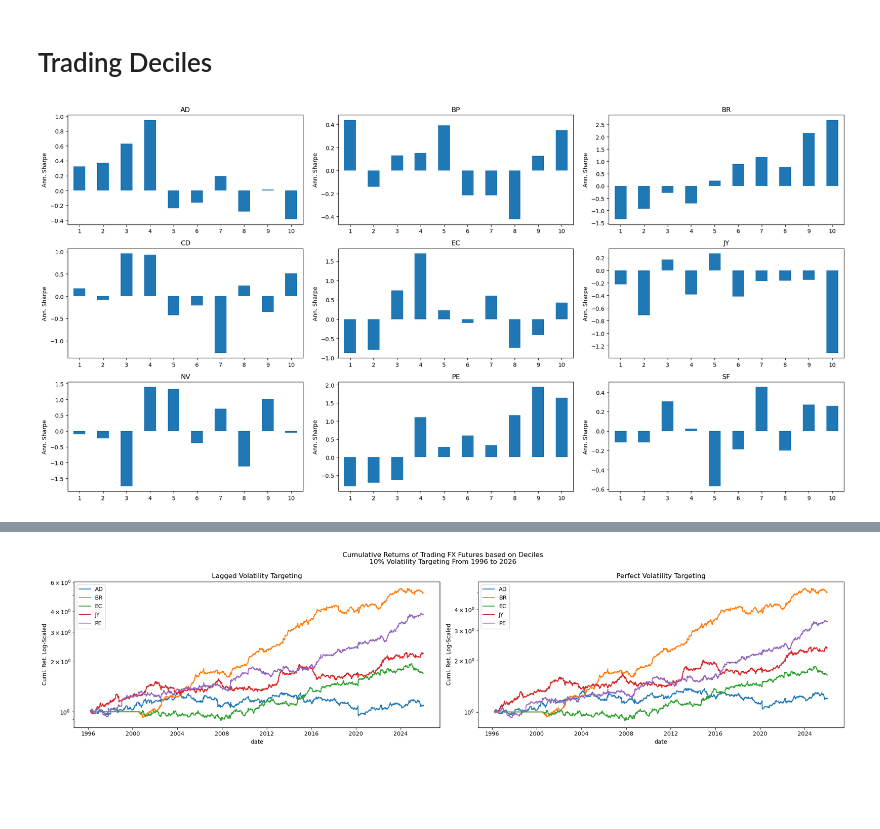
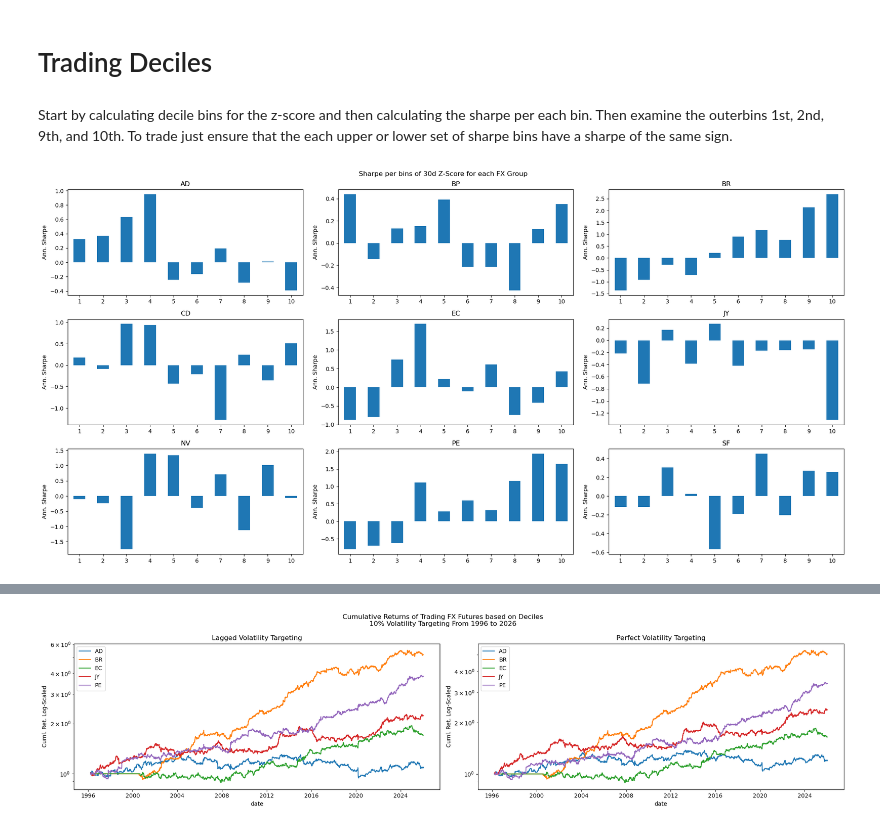
Before and after one commit to diegodalvarez/FXEquitySpillover, a Jupyter notebook: 1SignalStrategies.ipynb, the cells around one changed output, grey strips where cells are left out. Drawn from its saved outputs; the diff is of its cells as text; code cells hidden in the pictures; blank space fills up the shorter version.

```diff
--- a/1SignalStrategies.ipynb
+++ b/1SignalStrategies.ipynb
@@ -123,6 +129,8 @@ plt.tight_layout()
 | Perfect Vol | -0.413 | -0.114 | 1.091 | -0.207 | -0.222 | -0.142 | 0.021 | 0.654 | 0.005 |
 # %% [markdown]
 # Trading Deciles
+# %% [markdown]
+Start by calculating decile bins for the z-score and then calculating the sharpe per each bin. Then examine the outerbins 1st, 2nd, 9th, and 10th. To trade just ensure that the each upper or lower set of sharpe bins have a sharpe of the same sign.
 # %%
 df_decile = (df_eq_spread.pivot(
     index = "date", columns = "ticker", values = "spread").
@@ -148,25 +156,26 @@ df_decile_sharpe = (df_combined.drop(
 # %%
 tickers = df_decile_sharpe.fut_ticker.drop_duplicates().sort_values().to_list()
 fig, axes = plt.subplots(ncols = 3, nrows = 3, figsize = (20,10))
 
 for ticker, ax in zip(tickers, axes.flatten()):
 
     (df_decile_sharpe.query(
         "fut_ticker == @ticker").
         set_index("decile")
         [["sharpe"]].
         plot(
             kind   = "bar",
             ax     = ax,
             legend = False,
             rot    = 0,
             xlabel = "",
             ylabel = "Ann. Sharpe",
             title  = ticker))
 
+fig.suptitle("Sharpe per bins of 30d Z-Score for each FX Group")
 plt.tight_layout()
 # %% [output]
-[figure, old version]
+[figure, new version]
 # %%
 df_decile_tmp = (df_decile_sharpe.query(
     "decile == [1,2,9,10]").
```
Also changed, not shown: parts of 10 cells of this notebook, 2 other files.
